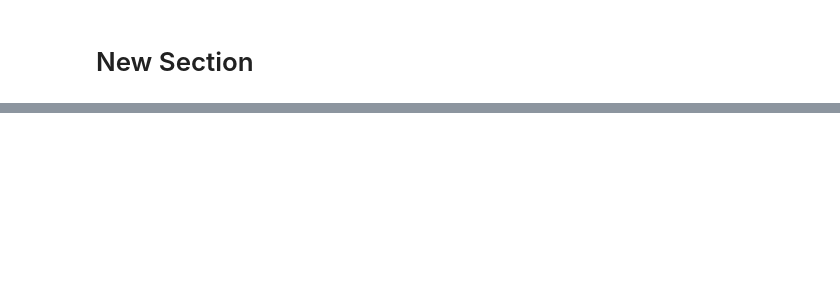
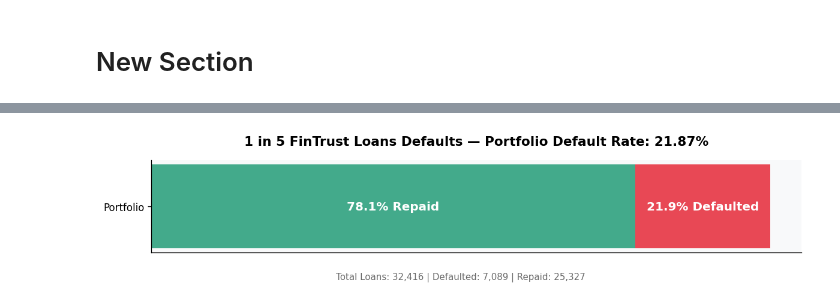
Before and after one commit to tsnuhithreddy/loan-default-risk-analysis, a Jupyter notebook: notebooks/Loan_default_risk_analysis.ipynb, the cells around one changed output, grey strips where cells are left out. Drawn from its saved outputs; the diff is of its cells as text; code cells hidden in the pictures; blank space fills up the shorter version.

```diff
--- a/notebooks/Loan_default_risk_analysis.ipynb
+++ b/notebooks/Loan_default_risk_analysis.ipynb
@@ -322,0 +376,87 @@ Cleaned file saved as credit_risk_cleaned.csv
+# %%
+# Chart 1 - Overall Default Rate Snapshot
+# Business Question: What is FinTrust's overall loan default rate?
+
+# Calculate portfolio metrics
+default_rate = df['loan_status'].mean() * 100
+repaid_rate = 100 - default_rate
+
+total_loans = len(df)
+defaulted_loans = df['loan_status'].sum()
+repaid_loans = total_loans - defaulted_loans
+
+# Create figure
+fig, ax = plt.subplots(figsize=(10, 2.5))
+
+# Plot stacked horizontal bar
+ax.barh(
+    ['Portfolio'],
+    [repaid_rate],
+    color=COLORS['safe'],
+    height=0.5,
+    label='Repaid'
+)
+
+ax.barh(
+    ['Portfolio'],
+    [default_rate],
+    left=[repaid_rate],
+    color=COLORS['danger'],
+    height=0.5,
+    label='Defaulted'
+)
+
+# Percentage labels inside each section
+ax.text(
+    repaid_rate / 2,
+    0,
+    f'{repaid_rate:.1f}% Repaid',
+    ha='center',
+    va='center',
+    color='white',
+    fontsize=12,
+    fontweight='bold'
+)
+
+ax.text(
+    repaid_rate + default_rate / 2,
+    0,
+    f'{default_rate:.1f}% Defaulted',
+    ha='center',
+    va='center',
+    color='white',
+    fontsize=12,
+    fontweight='bold'
+)
+
+# Chart title
+ax.set_title(
+    f'1 in 5 FinTrust Loans Defaults — Portfolio Default Rate: {default_rate:.2f}%',
+    fontsize=13,
+    fontweight='bold',
+    pad=15
+)
+
+# Display loan counts below the chart
+ax.text(
+    50,
+    -0.42,
+    f'Total Loans: {total_loans:,} | Defaulted: {defaulted_loans:,} | Repaid: {repaid_loans:,}',
+    ha='center',
+    va='center',
+    fontsize=9,
+    color='dimgray'
+)
+
+# Clean up chart appearance
+ax.set_xticks([])
+ax.set_ylabel('')
+ax.grid(False)
+
+plt.tight_layout()
+plt.savefig('chart1_default_rate.png', dpi=150, bbox_inches='tight')
+plt.show()
+
+print(f'Insight: FinTrust has a default rate of {default_rate:.2f}%, meaning about 1 in 5 loans end in default.')
+# %% [output]
+[figure, added]
```
Also changed, not shown: parts of 25 cells of this notebook.
